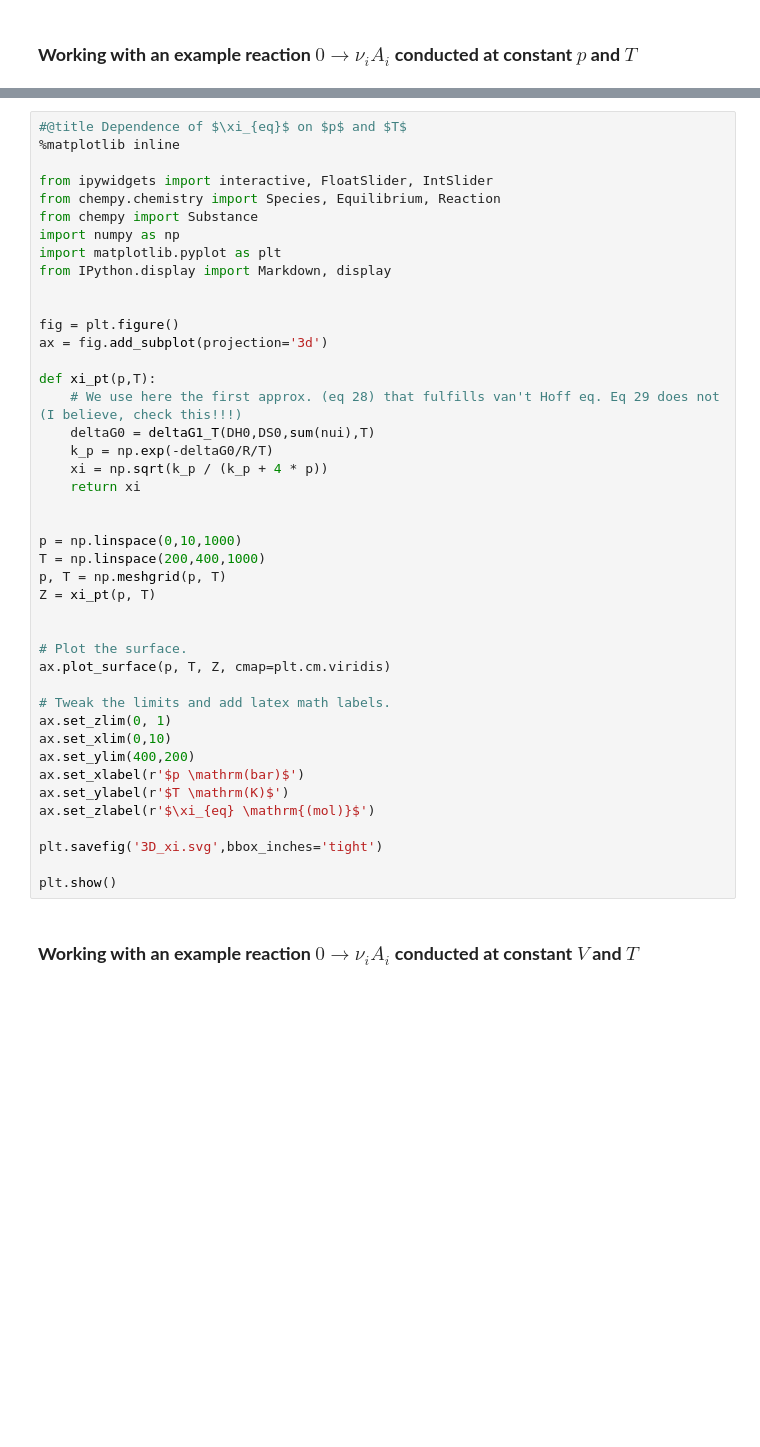
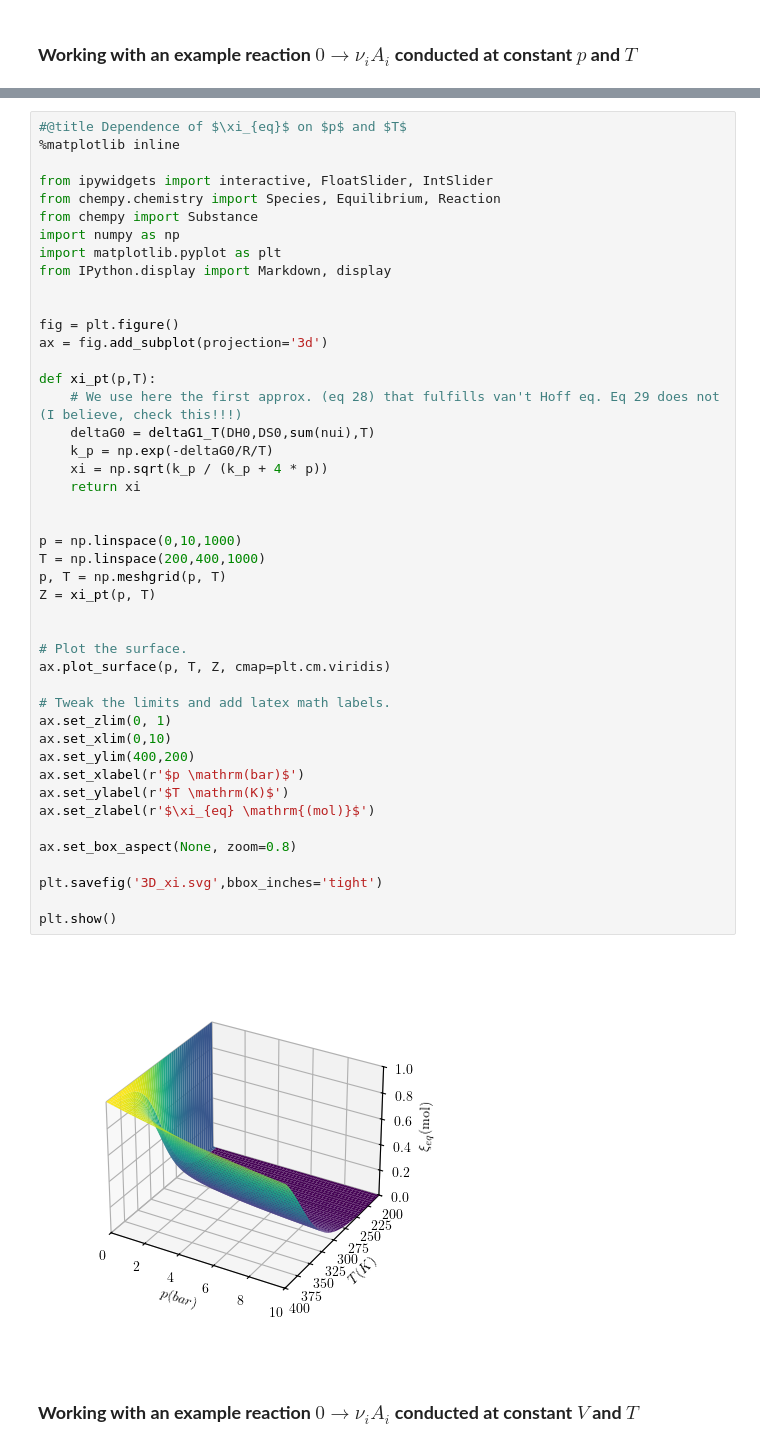
Before and after one commit to emartineznunez/Kp, a Jupyter notebook: chem_thermo.ipynb, the cells around one changed output, grey strips where cells are left out. Saved outputs shown, nothing was run; the diff lists cells and outputs as text; blank space fills up the shorter version.

```diff
--- a/chem_thermo.ipynb
+++ b/chem_thermo.ipynb
@@ -300,33 +317,37 @@ fig = plt.figure()
 ax = fig.add_subplot(projection='3d')
 
 def xi_pt(p,T):
     # We use here the first approx. (eq 28) that fulfills van't Hoff eq. Eq 29 does not (I believe, check this!!!)
     deltaG0 = deltaG1_T(DH0,DS0,sum(nui),T)
     k_p = np.exp(-deltaG0/R/T)
     xi = np.sqrt(k_p / (k_p + 4 * p))
     return xi
 
 
 p = np.linspace(0,10,1000)
 T = np.linspace(200,400,1000)
 p, T = np.meshgrid(p, T)
 Z = xi_pt(p, T)
 
 
 # Plot the surface.
 ax.plot_surface(p, T, Z, cmap=plt.cm.viridis)
 
 # Tweak the limits and add latex math labels.
 ax.set_zlim(0, 1)
 ax.set_xlim(0,10)
 ax.set_ylim(400,200)
 ax.set_xlabel(r'$p \mathrm(bar)$')
 ax.set_ylabel(r'$T \mathrm(K)$')
 ax.set_zlabel(r'$\xi_{eq} \mathrm{(mol)}$')
 
+ax.set_box_aspect(None, zoom=0.8)
+
 plt.savefig('3D_xi.svg',bbox_inches='tight')
 
 plt.show()
+# %% [output]
+[figure, added]
 # %% [markdown]
 ### **Working with an example reaction $0→\nu_iA_i$ conducted at constant $V$ and $T$**
 # %%
```
Also changed, not shown: parts of 4 cells of this notebook.
